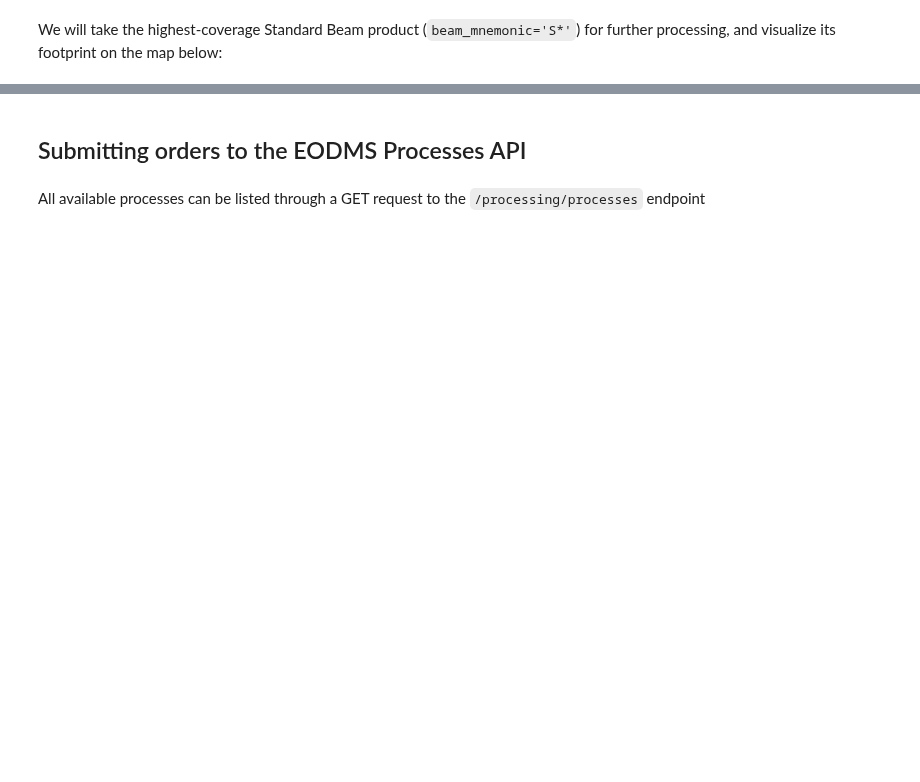
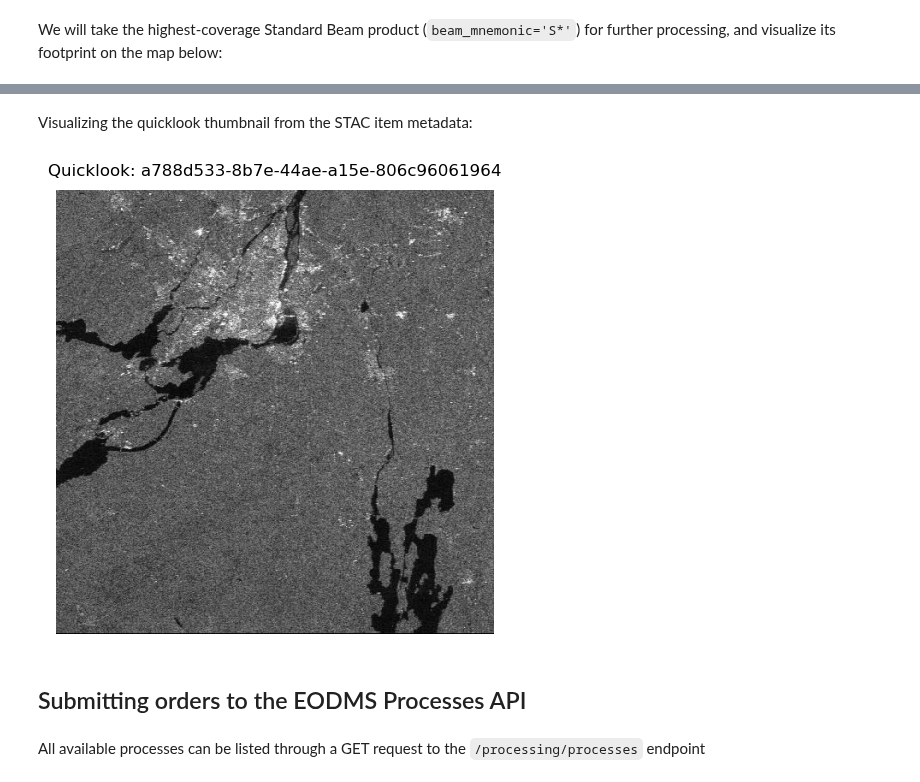
Before and after one commit to eodms-sgdot/rcm-ard-stac-examples, a Jupyter notebook: examples/radarsat1_l1_processing.ipynb, the cells around one changed output, grey strips where cells are left out. Saved outputs shown, nothing was run; the diff lists cells and outputs as text; code cells hidden in the pictures; blank space fills up the shorter version.

```diff
--- a/examples/radarsat1_l1_processing.ipynb
+++ b/examples/radarsat1_l1_processing.ipynb
@@ -213,3 +226,25 @@ r1_item.to_dict().get('properties')
+# %% [markdown]
+Visualizing the quicklook thumbnail from the STAC item metadata:
+# %%
+thumbnail_url = r1_item.get('properties').get('thumbnail')
+
+try:
+    response = requests.get(thumbnail_url)
+    response.raise_for_status()
+
+    # read JPEG image bytes with numpy
+    img = mpimg.imread(BytesIO(response.content), format='jpg')
+
+    fig, ax = plt.subplots(figsize=(5, 5))
+    ax.imshow(img, cmap='gray')
+    ax.axis('off')
+    ax.set_title(f"Quicklook: {r1_product_id}", fontsize=12, pad=10)
+    plt.tight_layout()
+    plt.show()
+except Exception as e:
+    print(f"Failed to fetch thumbnail: {e}")
+# %% [output]
+[figure, added]
 # %% [markdown]
 ## Submitting orders to the EODMS Processes API
 # %% [markdown]
```
Also changed, not shown: parts of 30 cells of this notebook, 1 other file.
